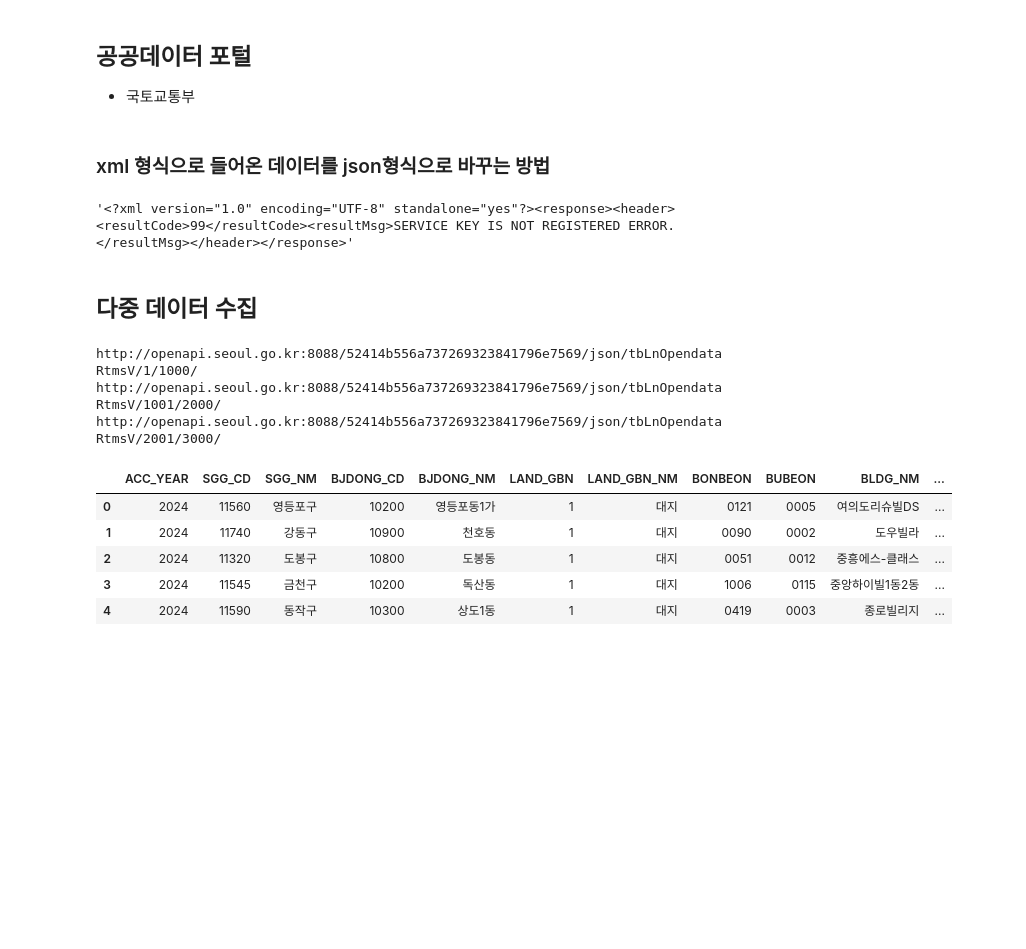
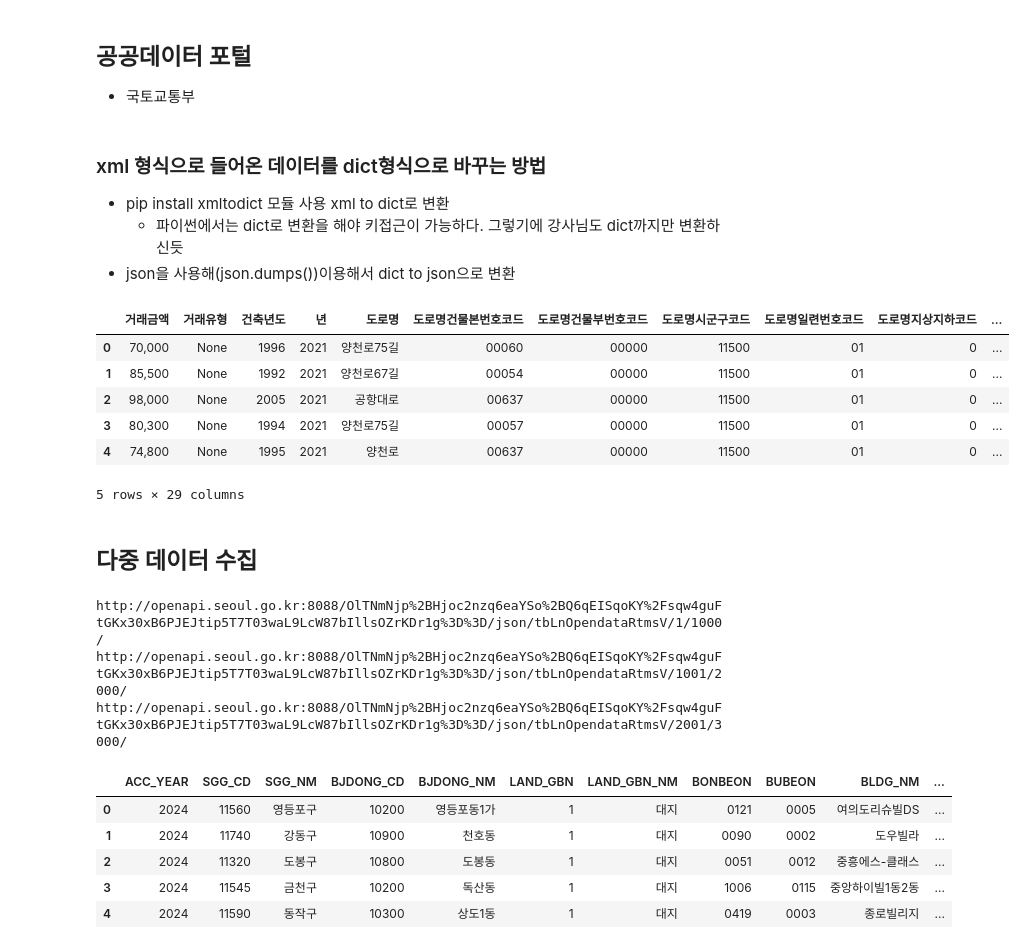
Before and after one commit to Y0un9Ki/streamlit-mulcamp, a Jupyter notebook: 240201.api_crawling.ipynb, the cells around one changed output. Cells and saved outputs as stored; diff of their text form; code cells hidden in the pictures; blank space fills up the shorter version.

```diff
--- a/240201.api_crawling.ipynb
+++ b/240201.api_crawling.ipynb
@@ -89,24 +114,45 @@ df
 ## 공공데이터 포털
 - 국토교통부
 # %% [markdown]
-### xml 형식으로 들어온 데이터를 json형식으로 바꾸는 방법
+### xml 형식으로 들어온 데이터를 dict형식으로 바꾸는 방법
+- pip install xmltodict 모듈 사용 xml to dict로 변환
+  - 파이썬에서는 dict로 변환을 해야 키접근이 가능하다. 그렇기에 강사님도 dict까지만 변환하신듯
+- json을 사용해(json.dumps())이용해서 dict to json으로 변환
 # %%
 import requests
 import json
 import pandas as pd
+import xmltodict
 
-PUBLIC_SERVICE_KEY = 'OlTNmNjp%2BHjoc2nzq6eaYSo%2BQ6qEISqoKY%2Fsqw4guFtGKx30xB6PJEJtip5T7T03waL9LcW87bIllsOZrKDr1g%3D%3D'
+PUBLIC_SERVICE_KEY = ''
 
+# serviceKey = '인증키 입력'
 pageNo = 1 # 페이지 번호
 numOfRows = 500 # 한 페이지 결과수
 LAWD_CD = 11500 # 지역코드
 DEAL_YMD = 202101 # 계약월
 url = f'http://openapi.molit.go.kr/OpenAPI_ToolInstallPackage/service/rest/RTMSOBJSvc/getRTMSDataSvcAptTradeDev?serviceKey={PUBLIC_SERVICE_KEY}&pageNo={pageNo}&numOfRows={numOfRows}&LAWD_CD={LAWD_CD}&DEAL_YMD={DEAL_YMD}'
-req = requests.get(url) # ==> 이것이 xml파일로 들어왔다.
+req = requests.get(url)
+#req.text
+#pd.DataFrame(req.text)
 
-#req.text
-contents = xmltodict.parse(req.text) # ==> 파일을 json파일로 바꾸는 변환식
-data = pd.DataFrame(contents['response']['body']['items']['item']) # ==> 키값을 찾아가는 방법
+# 강사님이 알려주신 것
+#contents = xmltodict.parse(req.text) # ==> 파일을 dict파일로 바꾸는 변환식 이렇게 해야 키값접근이 알던대로 된다.
+#pd.DataFrame(contents)
+
+# 인터넷에서 찾아본 것(이것이 정식인듯! 근데 여기서 dict로 바꾸면 키값접근이 되는데 json까지 변환하면 키값 접근이 안된다.)
+data_dict = xmltodict.parse(req.text)  # convert xml to dict (xml파일을 dict로 변환)
+#json_data = json.dumps(data_dict) # convert to json (dict파일을 json으로 변환)
+
+#print(data_dict)
+
+data = pd.DataFrame(data_dict['response']['body']['items']['item']) # ==> 키값을 찾아가는 방법
 data.head()
 # %% [output]
+|  | 거래금액 | 거래유형 | 건축년도 | 년 | 도로명 | 도로명건물본번호코드 | 도로명건물부번호코드 | 도로명시군구코드 | 도로명일련번호코드 | 도로명지상지하코드 | ... |
+| 0 | 70,000 | None | 1996 | 2021 | 양천로75길 | 00060 | 00000 | 11500 | 01 | 0 | ... |
+| 1 | 85,500 | None | 1992 | 2021 | 양천로67길 | 00054 | 00000 | 11500 | 01 | 0 | ... |
+| 2 | 98,000 | None | 2005 | 2021 | 공항대로 | 00637 | 00000 | 11500 | 01 | 0 | ... |
+| 3 | 80,300 | None | 1994 | 2021 | 양천로75길 | 00057 | 00000 | 11500 | 01 | 0 | ... |
+| 4 | 74,800 | None | 1995 | 2021 | 양천로 | 00637 | 00000 | 11500 | 01 | 0 | ... |
-'<?xml version="1.0" encoding="UTF-8" standalone="yes"?><response><header><resultCode>99</resultCode><resultMsg>SERVICE KEY IS NOT REGISTERED ERROR.</resultMsg></header></response>'
+5 rows × 29 columns
@@ -115,7 +159,6 @@ data.head()
 # %% [markdown]
 ## 다중 데이터 수집
 # %%
-SERVICE_KEY = '52414b556a737269323841796e7569'
 URL = f'http://openapi.seoul.go.kr:8088/{SERVICE_KEY}/json/tbLnOpendataRtmsV/1/100/'
 URL
 
@@ -125,7 +168,7 @@ while num_list<=3000:
     print(URL)
     num_list+=1000
 # %% [output]
-http://openapi.seoul.go.kr:8088/52414b556a737269323841796e7569/json/tbLnOpendataRtmsV/1/1000/
-http://openapi.seoul.go.kr:8088/52414b556a737269323841796e7569/json/tbLnOpendataRtmsV/1001/2000/
-http://openapi.seoul.go.kr:8088/52414b556a737269323841796e7569/json/tbLnOpendataRtmsV/2001/3000/
+http://openapi.seoul.go.kr:8088/OlTNmNjp%2BHjoc2nzq6eaYSo%2BQ6qEISqoKY%2Fsqw4guFtGKx30xB6PJEJtip5T7T03waL9LcW87bIllsOZrKDr1g%3D%3D/json/tbLnOpendataRtmsV/1/1000/
+http://openapi.seoul.go.kr:8088/OlTNmNjp%2BHjoc2nzq6eaYSo%2BQ6qEISqoKY%2Fsqw4guFtGKx30xB6PJEJtip5T7T03waL9LcW87bIllsOZrKDr1g%3D%3D/json/tbLnOpendataRtmsV/1001/2000/
+http://openapi.seoul.go.kr:8088/OlTNmNjp%2BHjoc2nzq6eaYSo%2BQ6qEISqoKY%2Fsqw4guFtGKx30xB6PJEJtip5T7T03waL9LcW87bIllsOZrKDr1g%3D%3D/json/tbLnOpendataRtmsV/2001/3000/
 # %%
```
Also changed, not shown: parts of 9 cells of this notebook, 1 other file.
